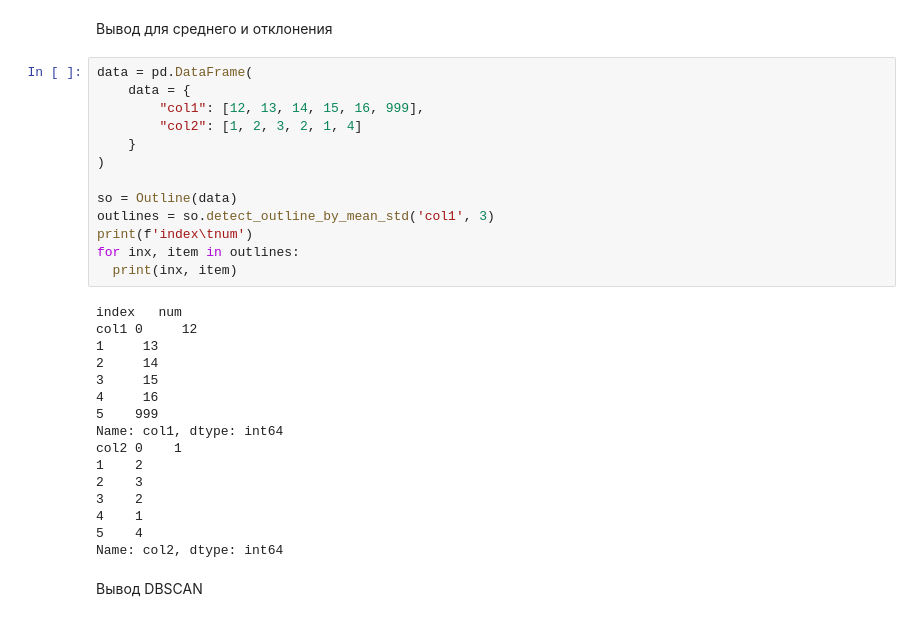
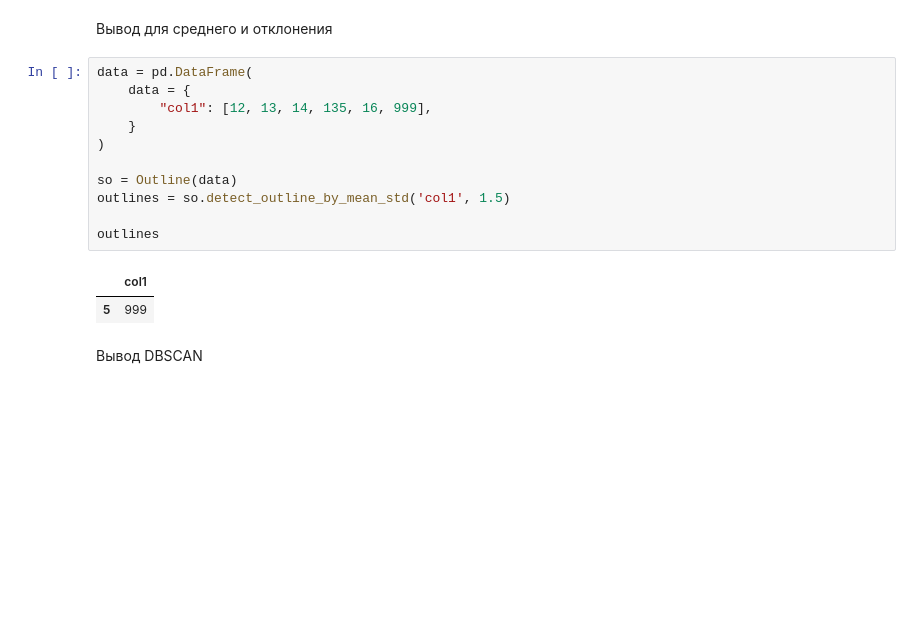
Before and after one commit to OrYSlliu/Labs, a Jupyter notebook: lab2.ipynb, the cells around one changed output. Cells and saved outputs as stored; diff of their text form; blank space fills up the shorter version.

```diff
--- a/lab2.ipynb
+++ b/lab2.ipynb
@@ -373,32 +365,17 @@ Name: col2, dtype: int64
 # %%
 data = pd.DataFrame(
     data = {
-        "col1": [12, 13, 14, 15, 16, 999],
-        "col2": [1, 2, 3, 2, 1, 4]
+        "col1": [12, 13, 14, 135, 16, 999],
     }
 )
 
 so = Outline(data)
-outlines = so.detect_outline_by_mean_std('col1', 3)
-print(f'index\tnum')
-for inx, item in outlines:
-  print(inx, item)
+outlines = so.detect_outline_by_mean_std('col1', 1.5)
+
+outlines
 # %% [output]
-index   num
-col1 0     12
-1     13
-2     14
-3     15
-4     16
-5    999
-Name: col1, dtype: int64
-col2 0    1
-1    2
-2    3
-3    2
-4    1
-5    4
-Name: col2, dtype: int64
+|  | col1 |
+| 5 | 999 |
 # %% [markdown]
 Вывод DBSCAN
 # %%
```
Also changed, not shown: parts of 3 cells of this notebook.
